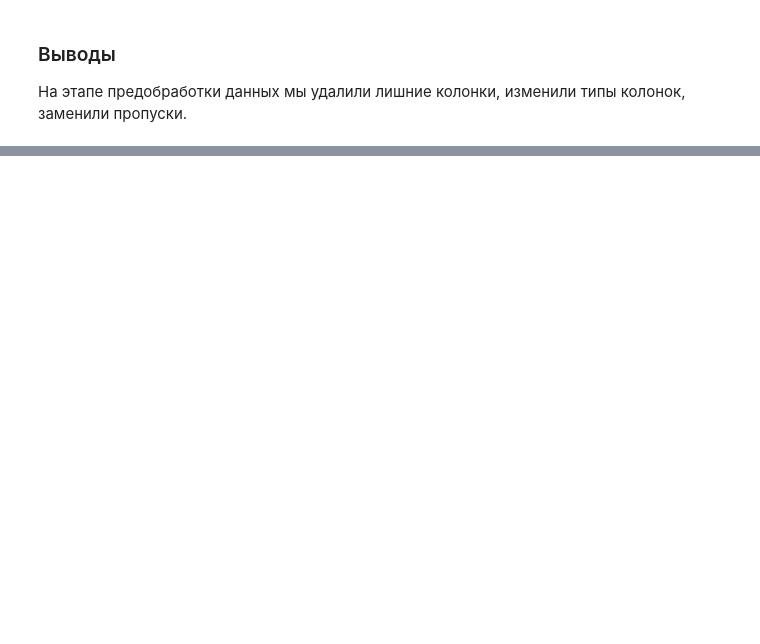
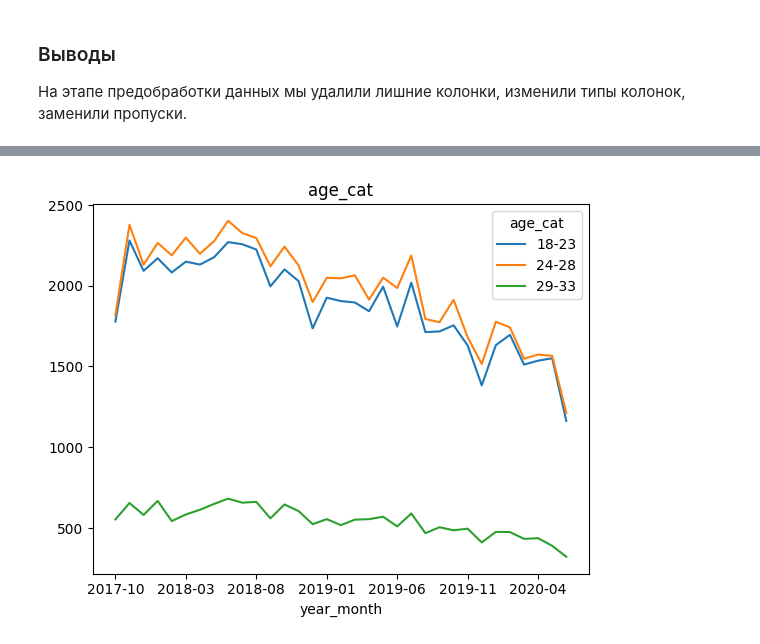
Before and after one commit to dkolesov95/exploratory_data_analysis, a Jupyter notebook: zomato_database/zomato.ipynb, the cells around one changed output, grey strips where cells are left out. Cells and saved outputs as stored; diff of their text form; code cells hidden in the pictures; blank space fills up the shorter version.

```diff
--- a/zomato_database/zomato.ipynb
+++ b/zomato_database/zomato.ipynb
@@ -502,3 +512,8 @@ dtype: int64
 # %%
 # удалим колонку 'Unnamed: 0' в таблице 'users'
 users = users.drop('Unnamed: 0', axis=1)
+# %%
+# изменим стиль написания колонок
+users.columns = ['_'.join(i.lower().split()) for i in users.columns]
+
+users.head()
@@ -508,0 +650,12 @@ users = users.drop('Unnamed: 0', axis=1)
+# %%
+orders_users['age_cat'] = pd.cut(orders_users.age,
+                                 bins=[17, 23, 28, 33],
+                                 labels=['18-23', '24-28', '29-33'])
+
+orders_users.groupby(['year_month', 'age_cat']).nunique()['user_id'].unstack().plot()
+
+plt.title('age_cat')
+
+plt.show();
+# %% [output]
+[figure, added]
```
Also changed, not shown: parts of 19 cells of this notebook.
